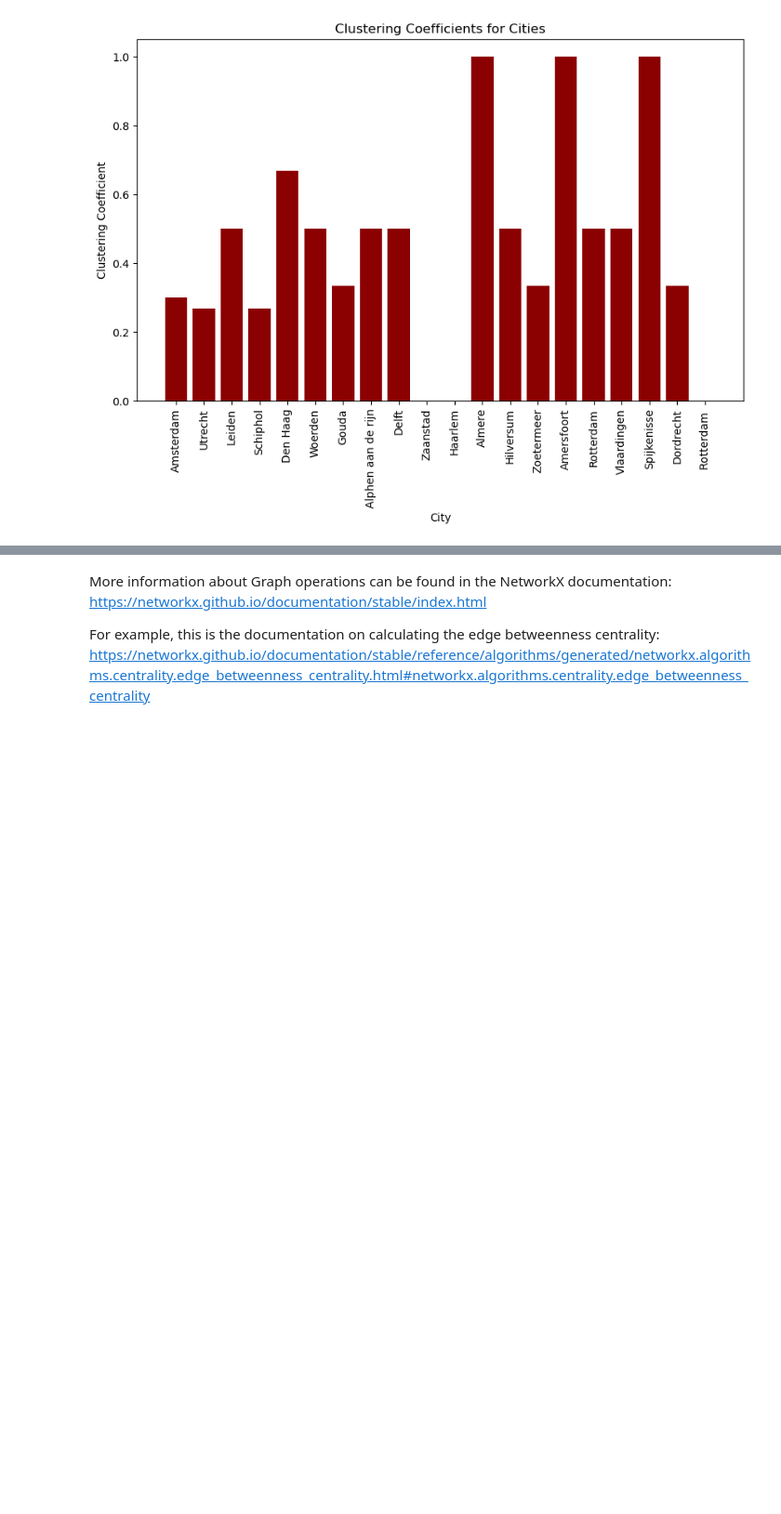
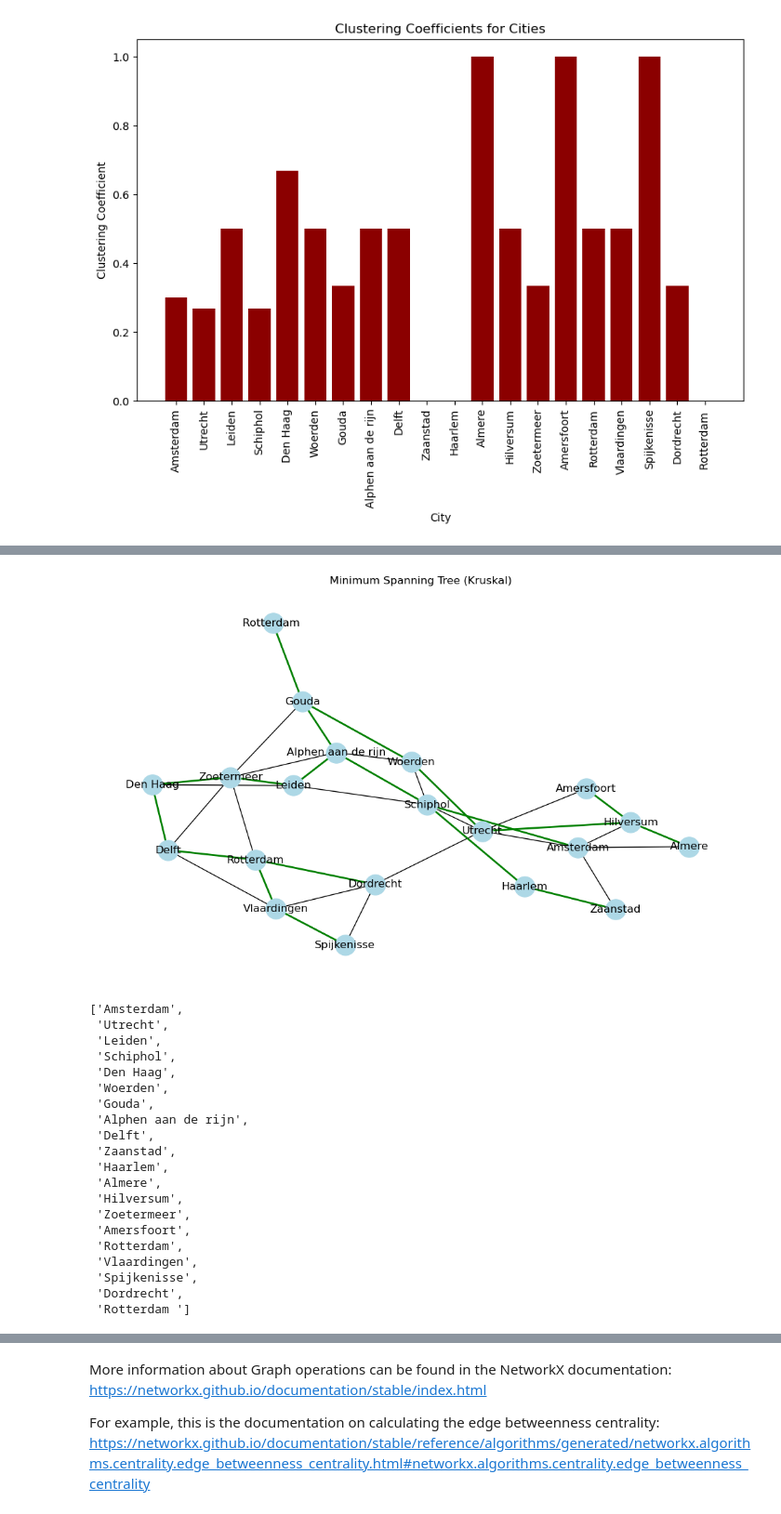
Before and after one commit to ElizeBr/Networked-Systems-Group-Assignment, a Jupyter notebook: Randstad.ipynb, the cells around one changed output, grey strips where cells are left out. Shown at 93% size. Drawn from its saved outputs; the diff is of its cells as text; code cells hidden in the pictures; blank space fills up the shorter version.

```diff
--- a/Randstad.ipynb
+++ b/Randstad.ipynb
@@ -304,0 +340,35 @@ plt.show()
+# %%
+# Calculate the minimum spanning tree using Kruskal's algorithm
+min_spanning_tree_kruskal = nx.minimum_spanning_tree(Randstad_Graph, algorithm='kruskal')
+
+# Plot the minimum spanning tree
+plt.figure(figsize=(10, 6))
+pos = nx.spring_layout(Randstad_Graph)  # Layout for visualization
+nx.draw(Randstad_Graph, pos=pos, with_labels=True, node_color='lightblue', node_size=500)
+nx.draw_networkx_edges(min_spanning_tree_kruskal, pos=pos, edge_color='green', width=2)
+plt.title('Minimum Spanning Tree (Kruskal)')
+plt.show()
+
+list (min_spanning_tree_kruskal)
+# %% [output]
+[figure, added]
+['Amsterdam',
+ 'Utrecht',
+ 'Leiden',
+ 'Schiphol',
+ 'Den Haag',
+ 'Woerden',
+ 'Gouda',
+ 'Alphen aan de rijn',
+ 'Delft',
+ 'Zaanstad',
+ 'Haarlem',
+ 'Almere',
+ 'Hilversum',
+ 'Zoetermeer',
+ 'Amersfoort',
+ 'Rotterdam',
+ 'Vlaardingen',
+ 'Spijkenisse',
+ 'Dordrecht',
+ 'Rotterdam ']
```
Also changed, not shown: parts of 2 cells of this notebook.
